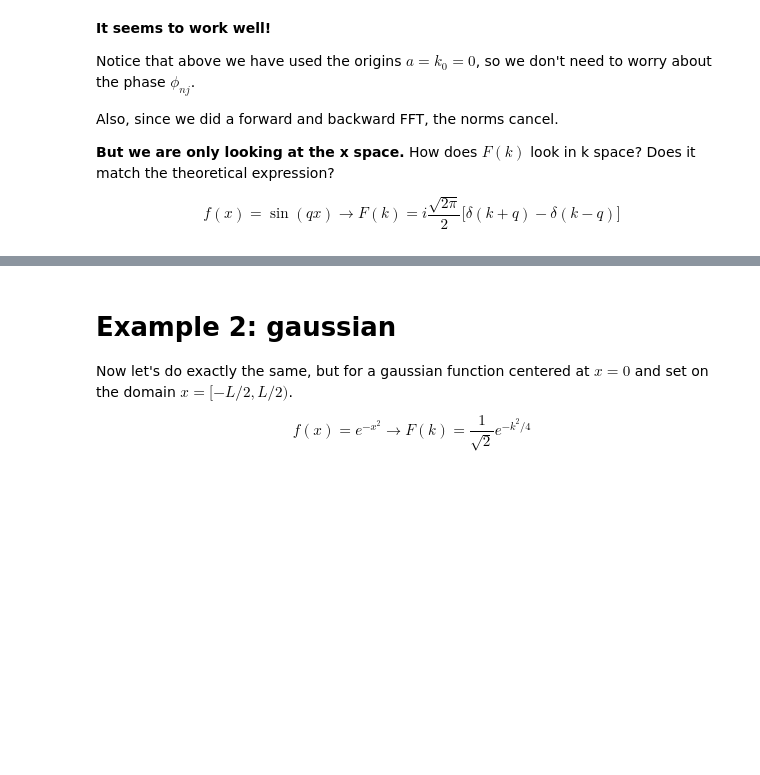
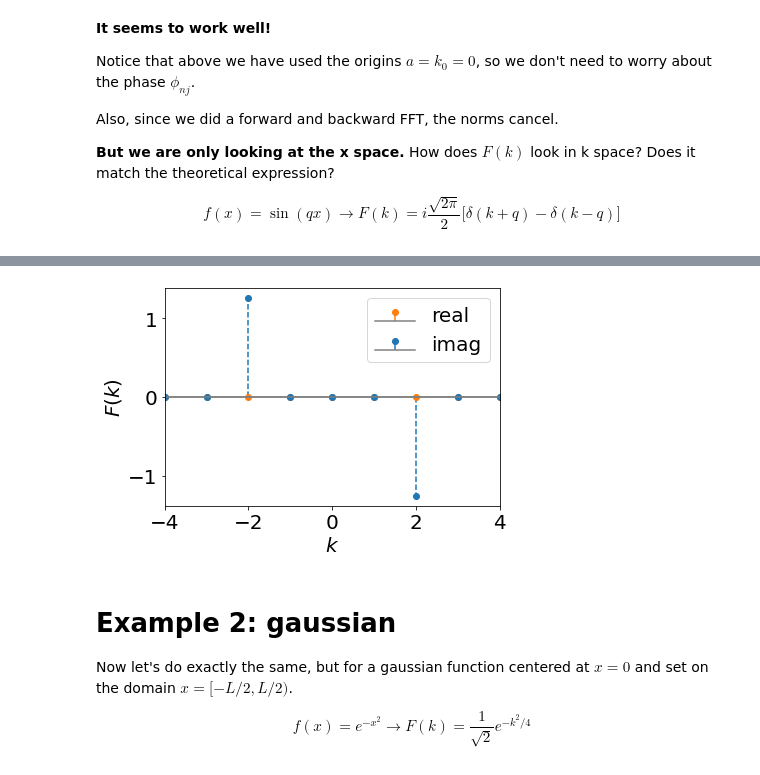
Before and after one commit to gersonjferreira/minicurso-ift-2021, a Jupyter notebook: IntroPython/06 - Fourier.ipynb, the cells around one changed output, grey strips where cells are left out. Drawn from its saved outputs; the diff is of its cells as text; code cells hidden in the pictures; blank space fills up the shorter version.

```diff
--- a/IntroPython/06 - Fourier.ipynb
+++ b/IntroPython/06 - Fourier.ipynb
@@ -210,14 +216,16 @@ print('Expected intensity:', np.sqrt(2*np.pi)/2)
 # %%
 norm = 1
-# norm = dx/np.sqrt(2*np.pi) # use this norm to fix the intensity
+norm = dx/np.sqrt(2*np.pi) # use this norm to fix the intensity
 
 plt.stem(k, norm*np.real(Fk), linefmt='C1--', basefmt='gray', markerfmt='C1o', label='real')
 plt.stem(k, norm*np.imag(Fk), linefmt='C0--', basefmt='gray', markerfmt='C0o', label='imag')
 plt.legend()
 plt.xlim(-4,4)
 plt.xlabel(r'$k$')
 plt.ylabel(r'$F(k)$')
 plt.show()
+# %% [output]
+[figure, added]
 # %% [markdown]
 # Example 2: gaussian
 
```
Also changed, not shown: parts of 8 cells of this notebook, 12 other files.
